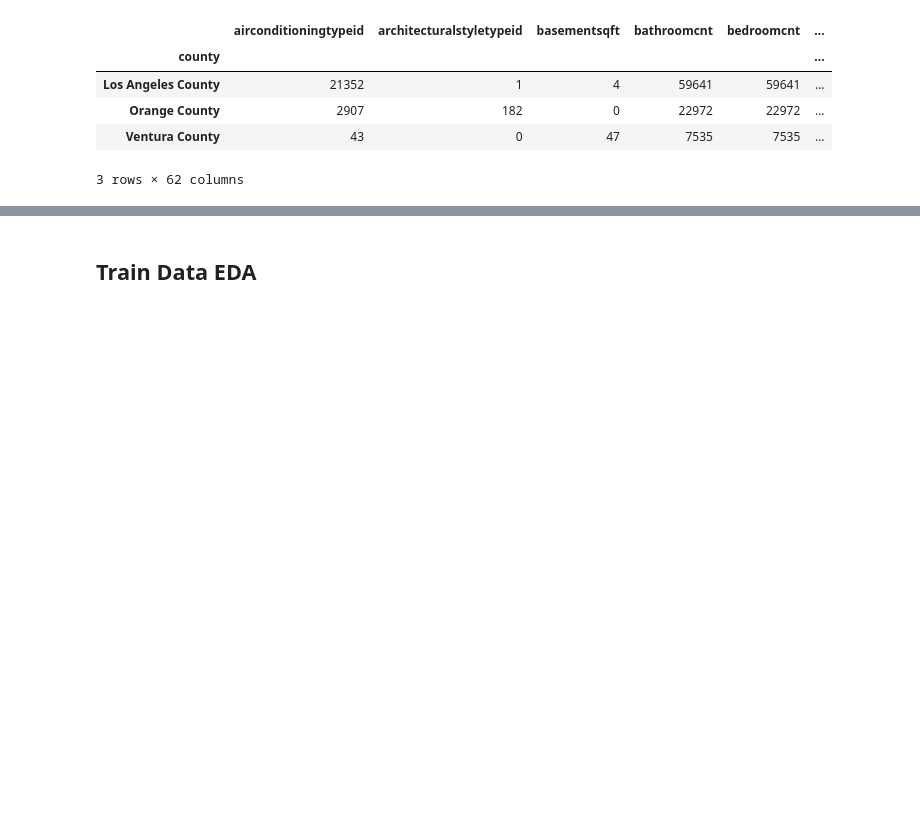
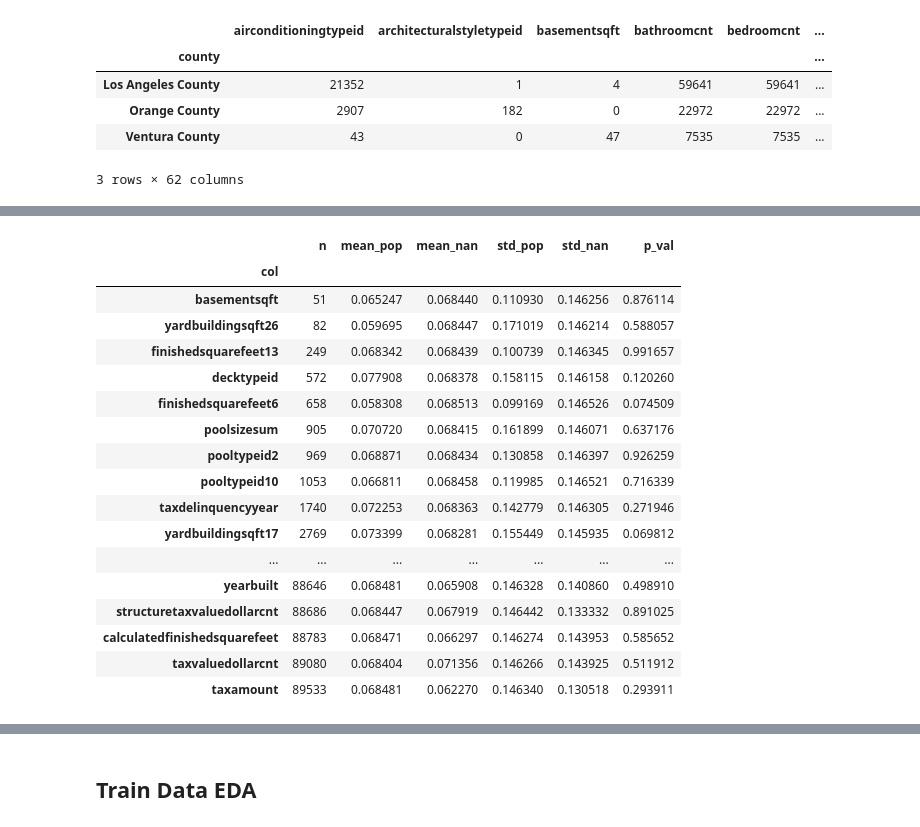
Before and after one commit to AustinDoolittle/W207-Final-Project, a Jupyter notebook: combined_eda.ipynb, the cells around one changed output, grey strips where cells are left out. Saved outputs shown, nothing was run; the diff lists cells and outputs as text; code cells hidden in the pictures; blank space fills up the shorter version.

```diff
--- a/combined_eda.ipynb
+++ b/combined_eda.ipynb
@@ -535,0 +542,64 @@ combined_df['fireplaceflag'] = combined_df['fireplaceflag'].astype('str').map(co
+# %%
+# Filter down to just the columns w/numeric values
+# Some of these are actually categorical. Leave for Ray to analyze
+numeric_df = combined_df.select_dtypes(include=['float64','int64']).drop(labels=['airconditioningtypeid','architecturalstyletypeid','buildingclasstypeid',
+                        'buildingqualitytypeid', 'heatingorsystemtypeid', 'latitude', 'longitude',
+                       'propertylandusetypeid','rawcensustractandblock','regionidcity','regionidcounty',
+                        'regionidneighborhood','regionidzip','typeconstructiontypeid','censustractandblock',
+                        'bathroomcnt','bedroomcnt','assessmentyear', 'roomcnt', 'hashottuborspa',
+                        'taxdelinquencyflag','fireplaceflag'], axis=1)
+# %%
+def analyze_cols(df):
+    """ Takes a data frame and for each column calculates the mean and standard
+        deviation of absolute logerror for listings with this home populated
+        as well as without this home populated.
+
+        Performs a two-tailed independent t-test to determine if the listings with
+        this column populated have a different logerror than those without it populated.
+
+        Returns a dataframe with all values for each column
+    """
+    out_list = []
+    for col in df.columns:
+        if col == "logerror":
+            continue
+
+        my_dict = {}
+
+        # Split the df based on whether the col is populated and just keep absolute value of logerror
+        pop_df = np.abs(df[(df[col].notna())]['logerror'])
+        nan_df = np.abs(df[(df[col].isnull())]['logerror'])
+
+        # Print out the mean and st dev logerror
+        my_dict["col"] = col
+        my_dict["n"] = pop_df.shape[0]
+        my_dict["mean_pop"] = pop_df.mean()
+        my_dict["std_pop"] = pop_df.std()
+        my_dict["mean_nan"] = nan_df.mean()
+        my_dict["std_nan"] = nan_df.std()
+        my_dict['p_val'] = stats.ttest_ind(pop_df,nan_df).pvalue
+
+        out_list.append(my_dict)
+
+    return pd.DataFrame(out_list)[['col','n','mean_pop','mean_nan','std_pop','std_nan','p_val']].sort_values(by="n").set_index('col')
+# %%
+analyze_cols(numeric_df)
+# %% [output]
+|  | n | mean_pop | mean_nan | std_pop | std_nan | p_val |
+| col |  |  |  |  |  |  |
+| basementsqft | 51 | 0.065247 | 0.068440 | 0.110930 | 0.146256 | 0.876114 |
+| yardbuildingsqft26 | 82 | 0.059695 | 0.068447 | 0.171019 | 0.146214 | 0.588057 |
+| finishedsquarefeet13 | 249 | 0.068342 | 0.068439 | 0.100739 | 0.146345 | 0.991657 |
+| decktypeid | 572 | 0.077908 | 0.068378 | 0.158115 | 0.146158 | 0.120260 |
+| finishedsquarefeet6 | 658 | 0.058308 | 0.068513 | 0.099169 | 0.146526 | 0.074509 |
+| poolsizesum | 905 | 0.070720 | 0.068415 | 0.161899 | 0.146071 | 0.637176 |
+| pooltypeid2 | 969 | 0.068871 | 0.068434 | 0.130858 | 0.146397 | 0.926259 |
+| pooltypeid10 | 1053 | 0.066811 | 0.068458 | 0.119985 | 0.146521 | 0.716339 |
+| taxdelinquencyyear | 1740 | 0.072253 | 0.068363 | 0.142779 | 0.146305 | 0.271946 |
+| yardbuildingsqft17 | 2769 | 0.073399 | 0.068281 | 0.155449 | 0.145935 | 0.069812 |
+| ... | ... | ... | ... | ... | ... | ... |
+| yearbuilt | 88646 | 0.068481 | 0.065908 | 0.146328 | 0.140860 | 0.498910 |
+| structuretaxvaluedollarcnt | 88686 | 0.068447 | 0.067919 | 0.146442 | 0.133332 | 0.891025 |
+| calculatedfinishedsquarefeet | 88783 | 0.068471 | 0.066297 | 0.146274 | 0.143953 | 0.585652 |
+| taxvaluedollarcnt | 89080 | 0.068404 | 0.071356 | 0.146266 | 0.143925 | 0.511912 |
+| taxamount | 89533 | 0.068481 | 0.062270 | 0.146340 | 0.130518 | 0.293911 |
```
Also changed, not shown: parts of 23 cells of this notebook.
